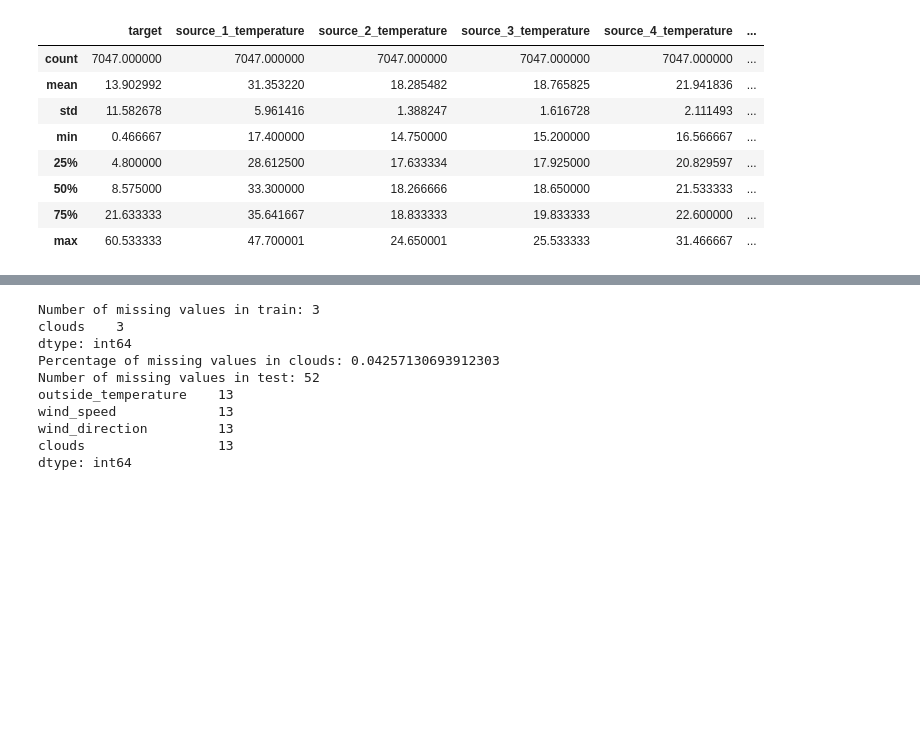
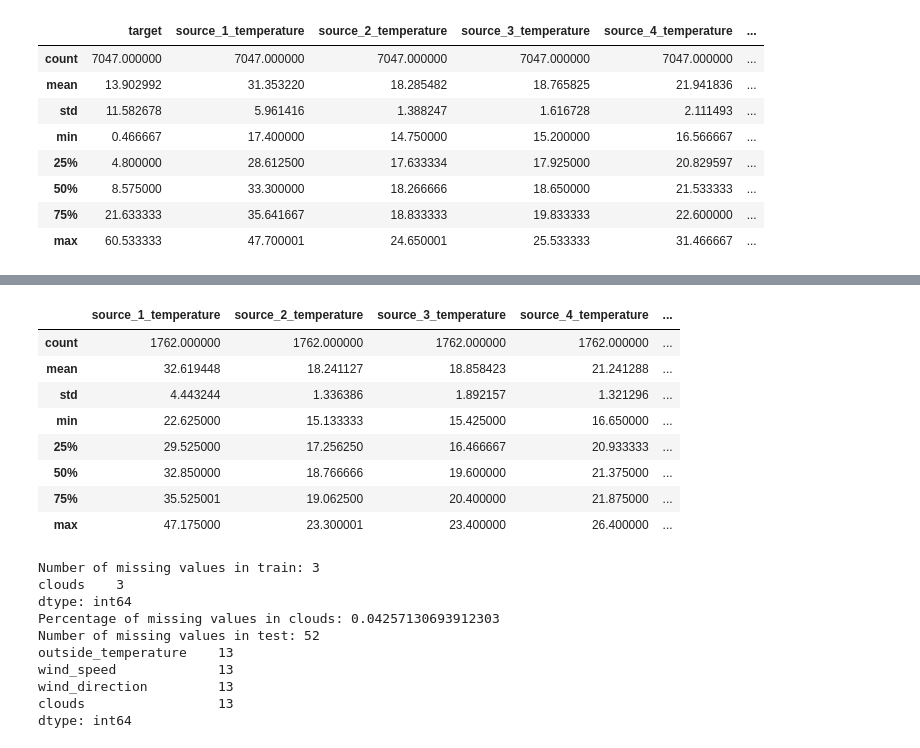
Before and after one commit to LauraMQuiros/Energy-prediction, a Jupyter notebook: notebooks/data_analysis.ipynb, the cells around one changed output, grey strips where cells are left out. Cells and saved outputs as stored; diff of their text form; code cells hidden in the pictures; blank space fills up the shorter version.

```diff
--- a/notebooks/data_analysis.ipynb
+++ b/notebooks/data_analysis.ipynb
@@ -30,3 +40,15 @@ train.describe()
+# %%
+test.describe()
+# %% [output]
+|  | source_1_temperature | source_2_temperature | source_3_temperature | source_4_temperature | ... |
+| count | 1762.000000 | 1762.000000 | 1762.000000 | 1762.000000 | ... |
+| mean | 32.619448 | 18.241127 | 18.858423 | 21.241288 | ... |
+| std | 4.443244 | 1.336386 | 1.892157 | 1.321296 | ... |
+| min | 22.625000 | 15.133333 | 15.425000 | 16.650000 | ... |
+| 25% | 29.525000 | 17.256250 | 16.466667 | 20.933333 | ... |
+| 50% | 32.850000 | 18.766666 | 19.600000 | 21.375000 | ... |
+| 75% | 35.525001 | 19.062500 | 20.400000 | 21.875000 | ... |
+| max | 47.175000 | 23.300001 | 23.400000 | 26.400000 | ... |
 # %%
 # Check for missing values
 print(f"Number of missing values in train: {train.isnull().sum().sum()}")
```
Also changed, not shown: parts of 4 cells of this notebook, 1 other file.
